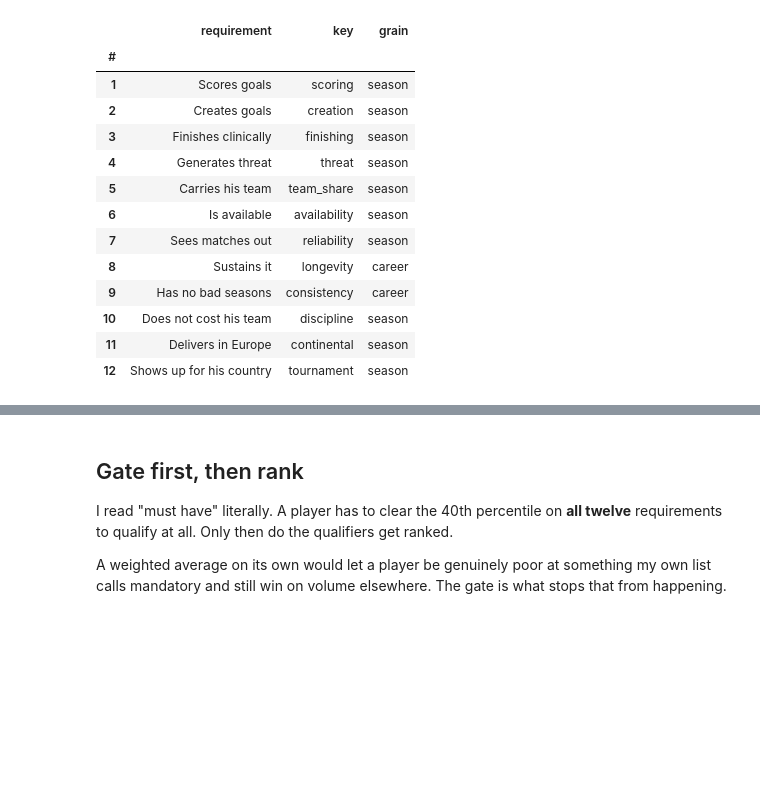
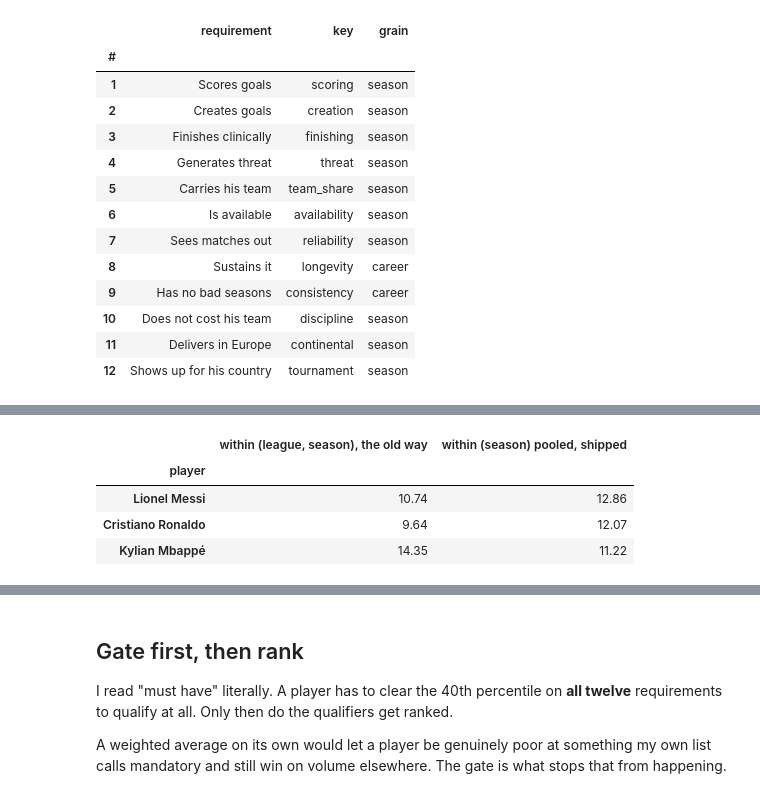
Before and after one commit to mishra-bytes/Football-DataScience-Analysis, a Jupyter notebook: labs/08-who-is-the-best-footballer.ipynb, the cells around one changed output, grey strips where cells are left out. Cells and saved outputs as stored; diff of their text form; code cells hidden in the pictures; blank space fills up the shorter version.

```diff
--- a/labs/08-who-is-the-best-footballer.ipynb
+++ b/labs/08-who-is-the-best-footballer.ipynb
@@ -75,0 +91,45 @@ pd.DataFrame(
+# %%
+from gambeta import level
+
+trio = ["Lionel Messi", "Cristiano Ronaldo", "Kylian Mbappé"]
+
+
+def career_continental(by, with_offset):
+    """Career continental z under a chosen normalisation grain.
+
+    Replicates the pipeline's pooling for one column: z-score the raw
+    per-season values at the given grain, optionally add the domestic
+    league-strength offset (the old rule did, the shipped rule does not),
+    pool each career weighted by minutes, then standardise across every
+    career of three seasons or more.
+    """
+    z = level.zscore(seasons, ["continental"], by=by)
+    z["v"] = z["continental_z"]
+    if with_offset:
+        z = z.merge(offsets[["league", "season", "offset"]], on=["league", "season"], how="left")
+        z["v"] = z["v"] + z["offset"].fillna(0.0)
+    z["_w"] = z["minutes"].where(z["minutes"] > 0, 1e-9)
+    z["_wv"] = z["v"] * z["_w"]
+    g = z.groupby(["player_id", "player"], as_index=False).agg(
+        wv=("_wv", "sum"), w=("_w", "sum"), n=("season", "size")
+    )
+    g = g[g["n"] >= 3]
+    pooled = g["wv"] / g["w"]
+    g["career_z"] = (pooled - pooled.mean()) / pooled.std(ddof=0)
+    return g.set_index("player")["career_z"]
+
+
+old_way = career_continental(("league", "season"), with_offset=True)
+new_way = career_continental(("season",), with_offset=False)
+pd.DataFrame(
+    {
+        "within (league, season), the old way": old_way[trio].round(2),
+        "within (season) pooled, shipped": new_way[trio].round(2),
+    }
+)
+# %% [output]
+|  | within (league, season), the old way | within (season) pooled, shipped |
+| player |  |  |
+| Lionel Messi | 10.74 | 12.86 |
+| Cristiano Ronaldo | 9.64 | 12.07 |
+| Kylian Mbappé | 14.35 | 11.22 |
```
Also changed, not shown: parts of 9 cells of this notebook, 2 other files.
